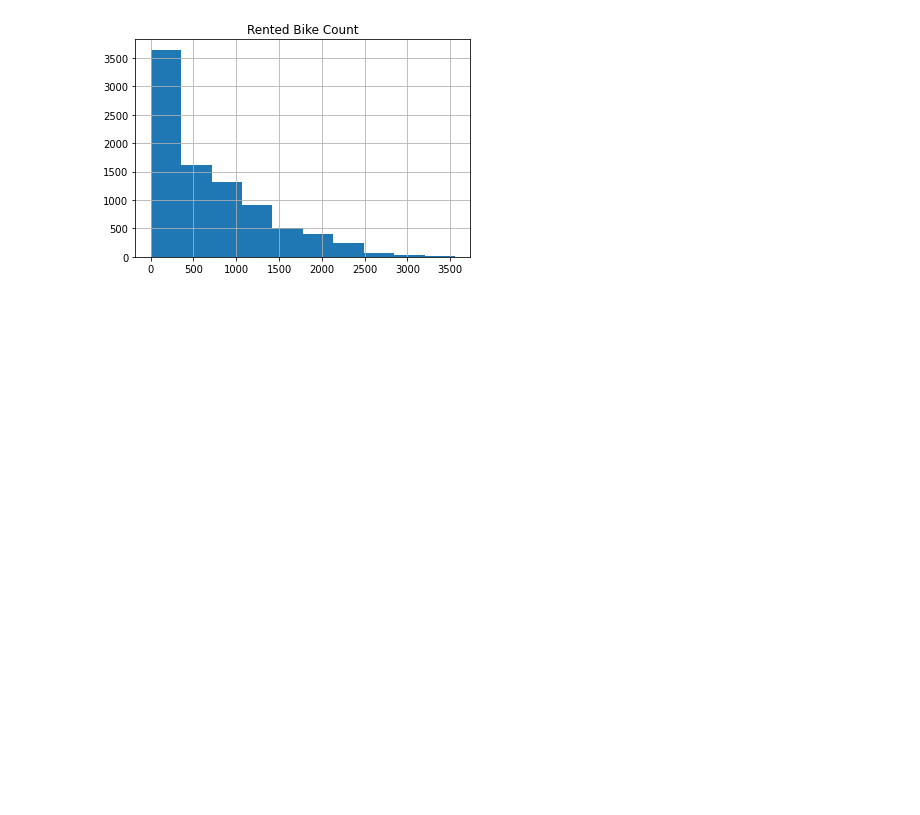
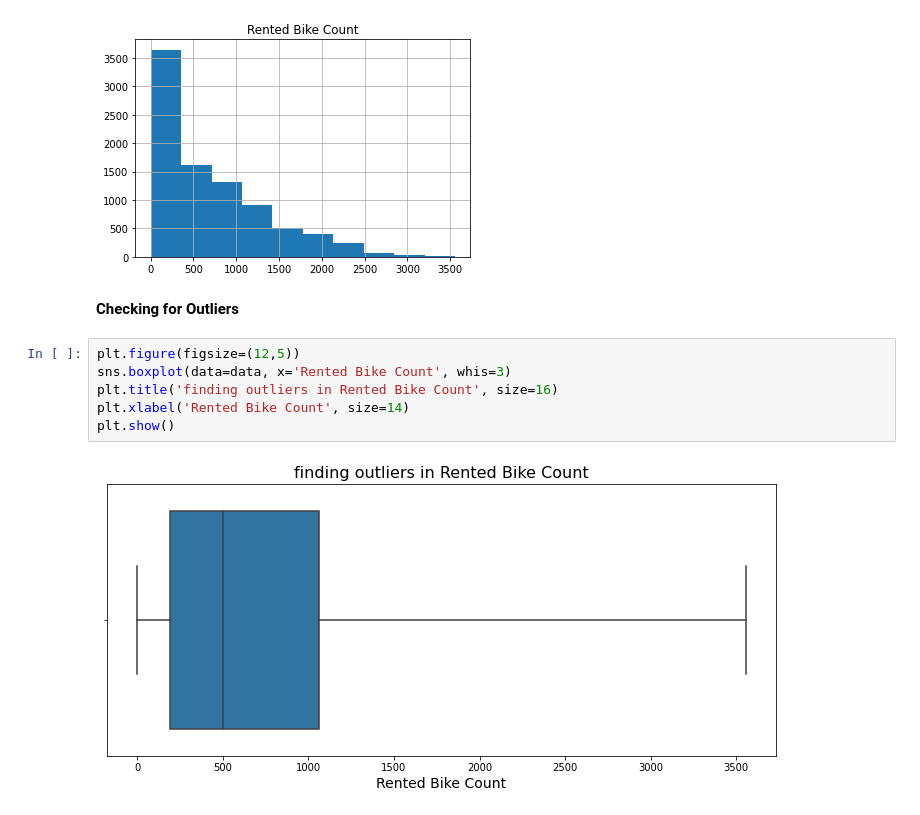
Before and after one commit to Rohan20202/Bike-Sharing-Demand-Prediction, a Jupyter notebook: Bike_Sharing_Demand_Prediction_Capstone_Project.ipynb, the cells around one changed output. Cells and saved outputs as stored; diff of their text form; blank space fills up the shorter version.

```diff
--- a/Bike_Sharing_Demand_Prediction_Capstone_Project.ipynb
+++ b/Bike_Sharing_Demand_Prediction_Capstone_Project.ipynb
@@ -231,3 +231,13 @@ dependent_vars.hist()
 array([[<matplotlib.axes._subplots.AxesSubplot object at 0x...>]],
       dtype=object)
 [figure]
+# %% [markdown]
+**Checking for Outliers**
+# %%
+plt.figure(figsize=(12,5))
+sns.boxplot(data=data, x='Rented Bike Count', whis=3)
+plt.title('finding outliers in Rented Bike Count', size=16)
+plt.xlabel('Rented Bike Count', size=14)
+plt.show()
+# %% [output]
+[figure, added]
```
Also changed, not shown: parts of 9 cells of this notebook.
